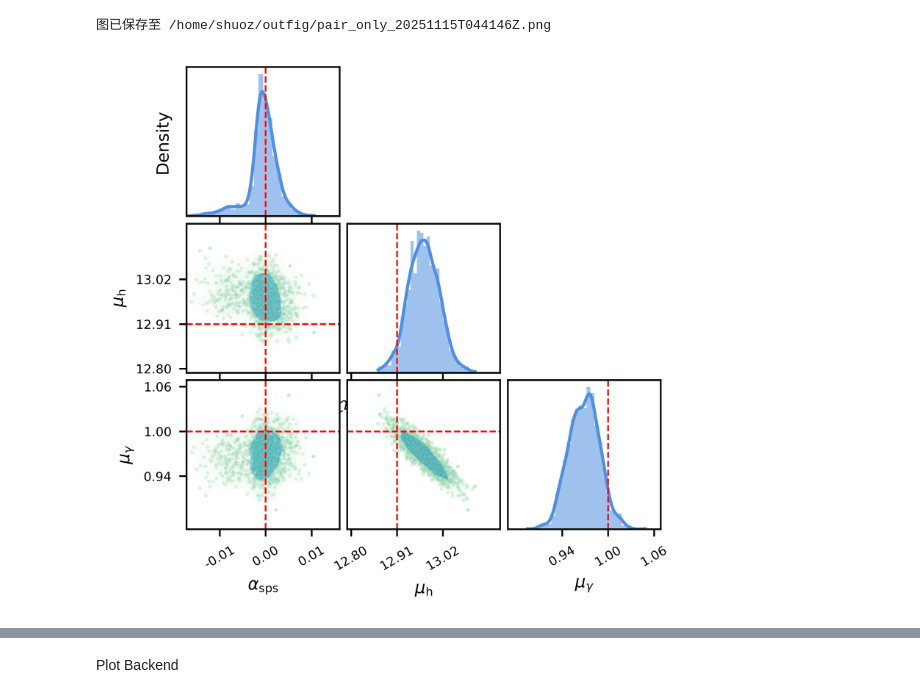
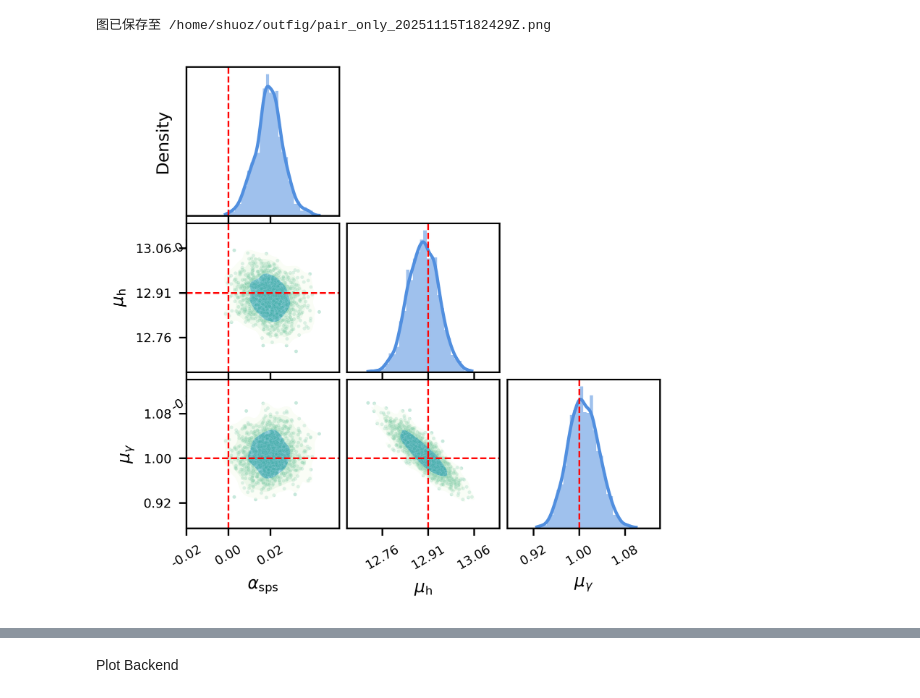
Before and after one commit to zheshishuoshuo/sl_inference_3Dinfer_hdf5_server, a Jupyter notebook: test_notebook/plot_post.ipynb, the cells around one changed output, grey strips where cells are left out. Drawn from its saved outputs; the diff is of its cells as text; code cells hidden in the pictures.

```diff
--- a/test_notebook/plot_post.ipynb
+++ b/test_notebook/plot_post.ipynb
@@ -246,36 +246,36 @@ def plot_pair_only(
         if timestamp:
             fname = save_dir / f"pair_only_{timestamp.group(0)}"
         else:
             fname = save_dir / "pair_only"
         out_png = fname.with_suffix(".png")
         plt.savefig(out_png, dpi=300)
         print(f"图已保存至 {out_png}")
 
     plt.show()
 
 
 
 plot_pair_only(
-    hdf5_file="../chains/chains_783lens_20251115T044146Z.h5",
+    hdf5_file="../chains/chains_414lens_20251115T182429Z.h5",
     discard=600,
     thin=10,
     labels=[
         r'$\alpha_{\mathrm{sps}}$',
         r'$\mu_{\mathrm{h}}$',
         # r'$\beta_{\mathrm{h}}$',
         # r'$\sigma_{\mathrm{h}}$',
         r'$\mu_{\gamma}$',
     ],
     truths=[0., 12.91, 1.0],
     width_factor=5,
     first_dim_factor=12,
     cmap="GnBu",
     savepath="~/outfig",
     bins=30,
 )
 # %% [output]
-图已保存至 /home/shuoz/outfig/pair_only_20251115T044146Z.png
+图已保存至 /home/shuoz/outfig/pair_only_20251115T182429Z.png
-[figure, old version]
+[figure, new version]
 # %%
 def plot_chain_with_prior(
     hdf5_file: str,
```
Also changed, not shown: parts of 1 cell of this notebook, 7 other files.
